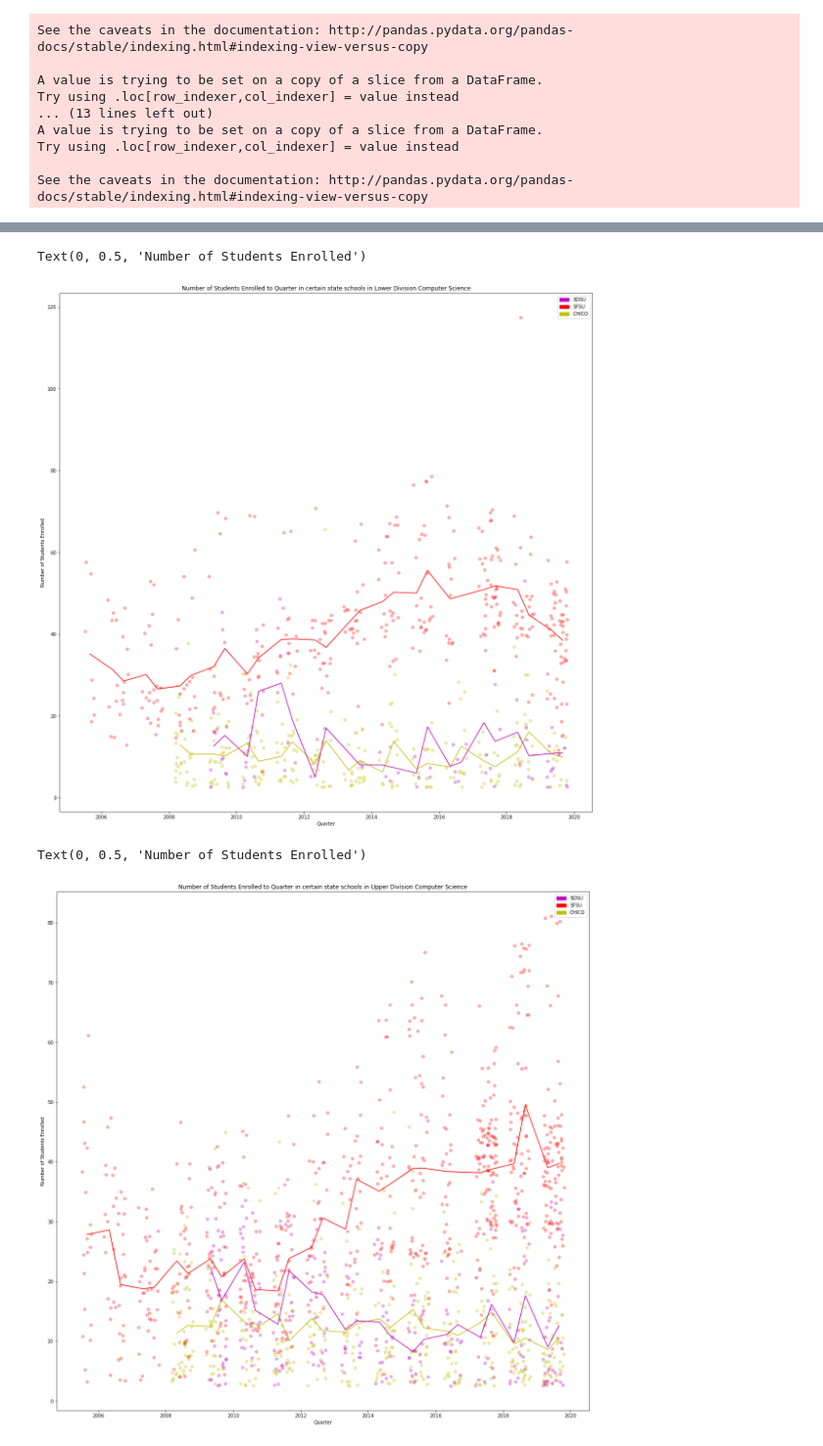
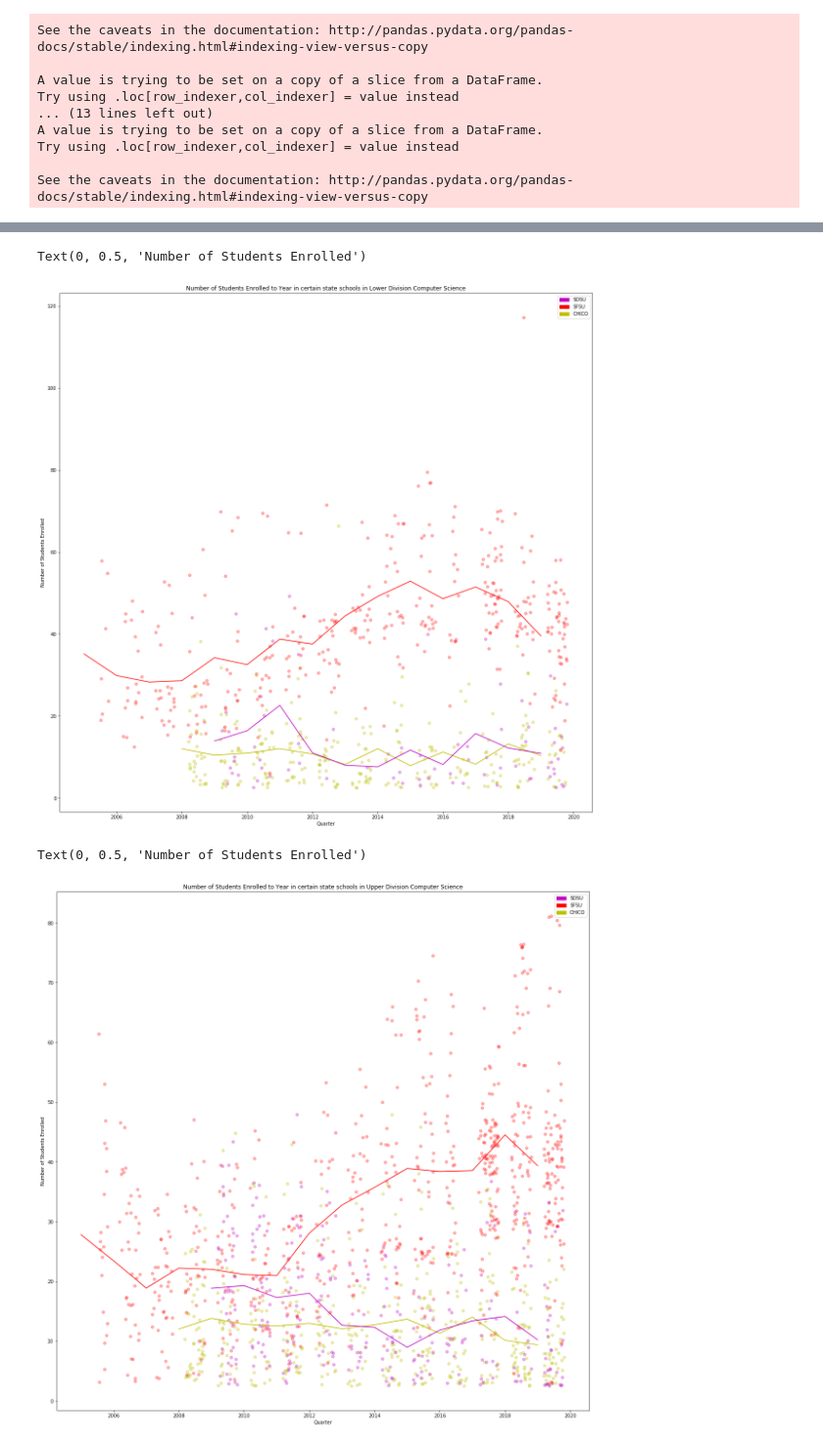
Before and after one commit to Tcbowen/CSE-184, a Jupyter notebook: Data_Jeff.ipynb, the cells around one changed output, grey strips where cells are left out. Shown at 98% size. Drawn from its saved outputs; the diff is of its cells as text; code cells hidden in the pictures.

```diff
--- a/Data_Jeff.ipynb
+++ b/Data_Jeff.ipynb
@@ -590,10 +583,10 @@ axes.scatter(chico_jitter_lower, chico_n_jitter_lower, alpha = .3, color = 'y')
 axes.scatter(sdsu_jitter_lower, sdsu_n_jitter_lower, alpha = .3, color = 'm')
 axes.scatter(sfsu_jitter_lower, sfsu_n_jitter_lower, alpha = .3, color = 'r')
 
-axes.plot(df_chico_lower['term_num'].unique(), avg(df_chico_lower), 'y-')
-axes.plot(df_sdsu_lower['term_num'].unique(), avg(df_sdsu_lower), 'm-')
-axes.plot(df_sfsu_lower['term_num'].unique(), avg(df_sfsu_lower), 'r-')
 
+axes.plot(df_chico_lower['year'].unique(), avg(df_chico_lower, to_avg = 'year'), 'y-')
+axes.plot(df_sdsu_lower['year'].unique(), avg(df_sdsu_lower, to_avg = 'year'), 'm-')
+axes.plot(df_sfsu_lower['year'].unique(), avg(df_sfsu_lower, to_avg = 'year'), 'r-')
 
 chico_patch = mpatches.Patch(color='y', label='CHICO')
 sdsu_patch = mpatches.Patch(color='m', label='SDSU')
@@ -601,9 +594,9 @@ sfsu_patch = mpatches.Patch(color='r', label='SFSU')
 
 plt.legend(handles=[sdsu_patch, sfsu_patch, chico_patch])
 
-axes.set_title('Number of Students Enrolled to Quarter in certain state schools in Lower Division Computer Science')
+axes.set_title('Number of Students Enrolled to Year in certain state schools in Lower Division Computer Science')
 axes.set_xlabel('Quarter')
 axes.set_ylabel('Number of Students Enrolled')
 # %% [output]
 Text(0, 0.5, 'Number of Students Enrolled')
-[figure, old version]
+[figure, new version]
@@ -610,28 +605,28 @@ Text(0, 0.5, 'Number of Students Enrolled')
 # %%
 
 fig, axes = plt.subplots(1,1, figsize=(20,20))
 chico_jitter_upper, chico_n_jitter_upper = jitter(df_chico_upper['term_num'], .3), jitter(df_chico_upper['num_people_enrolled'], 1)
 sdsu_jitter_upper, sdsu_n_jitter_upper = jitter(df_sdsu_upper['term_num'], .3), jitter(df_sdsu_upper['num_people_enrolled'], 1)
 sfsu_jitter_upper, sfsu_n_jitter_upper = jitter(df_sfsu_upper['term_num'], .3), jitter(df_sfsu_upper['num_people_enrolled'], 1)
 
 axes.scatter(chico_jitter_upper, chico_n_jitter_upper, alpha = .3, color = 'y')
 axes.scatter(sdsu_jitter_upper, sdsu_n_jitter_upper, alpha = .3, color = 'm')
 axes.scatter(sfsu_jitter_upper, sfsu_n_jitter_upper, alpha = .3, color = 'r')
 
-axes.plot(df_chico_upper['term_num'].unique(), avg(df_chico_upper), 'y-')
-axes.plot(df_sdsu_upper['term_num'].unique(), avg(df_sdsu_upper), 'm-')
-axes.plot(df_sfsu_upper['term_num'].unique(), avg(df_sfsu_upper), 'r-')
+axes.plot(df_chico_upper['year'].unique(), avg(df_chico_upper, to_avg = 'year'), 'y-')
+axes.plot(df_sdsu_upper['year'].unique(), avg(df_sdsu_upper, to_avg = 'year'), 'm-')
+axes.plot(df_sfsu_upper['year'].unique(), avg(df_sfsu_upper, to_avg = 'year'), 'r-')
 
 
 chico_patch = mpatches.Patch(color='y', label='CHICO')
 sdsu_patch = mpatches.Patch(color='m', label='SDSU')
 sfsu_patch = mpatches.Patch(color='r', label='SFSU')
 
 plt.legend(handles=[sdsu_patch, sfsu_patch, chico_patch])
 
-axes.set_title('Number of Students Enrolled to Quarter in certain state schools in Upper Division Computer Science')
+axes.set_title('Number of Students Enrolled to Year in certain state schools in Upper Division Computer Science')
 axes.set_xlabel('Quarter')
 axes.set_ylabel('Number of Students Enrolled')
 # %% [output]
 Text(0, 0.5, 'Number of Students Enrolled')
-[figure, old version]
+[figure, new version]
```
Also changed, not shown: parts of 16 cells of this notebook.
